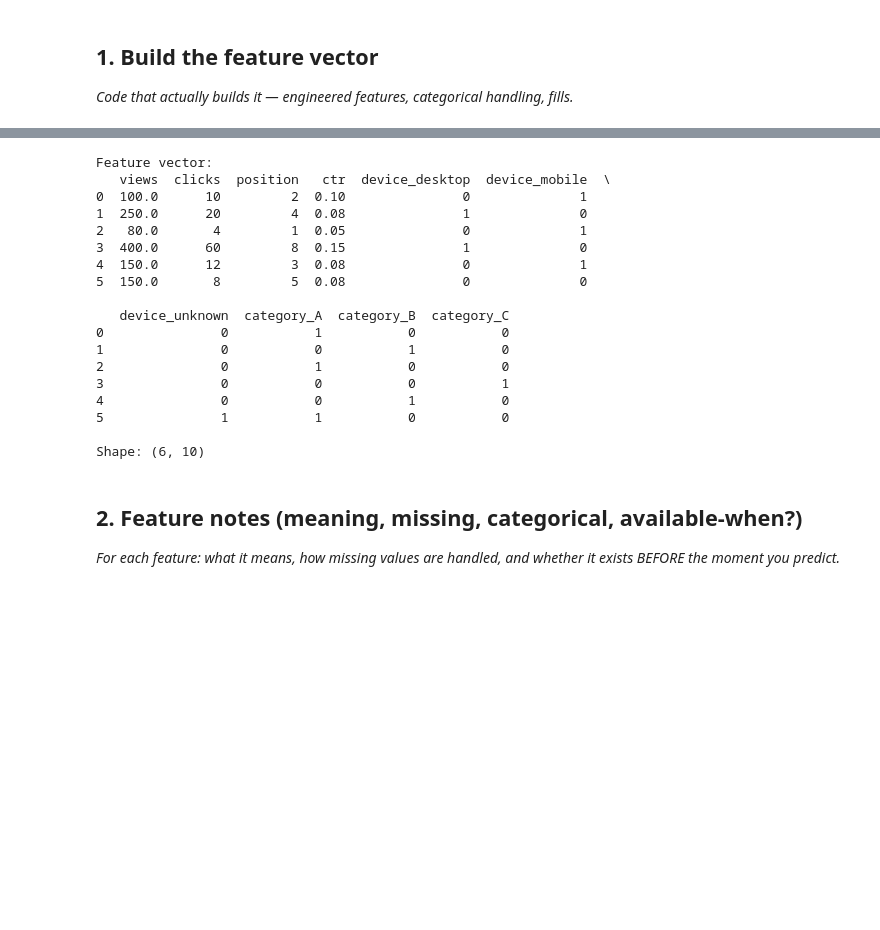
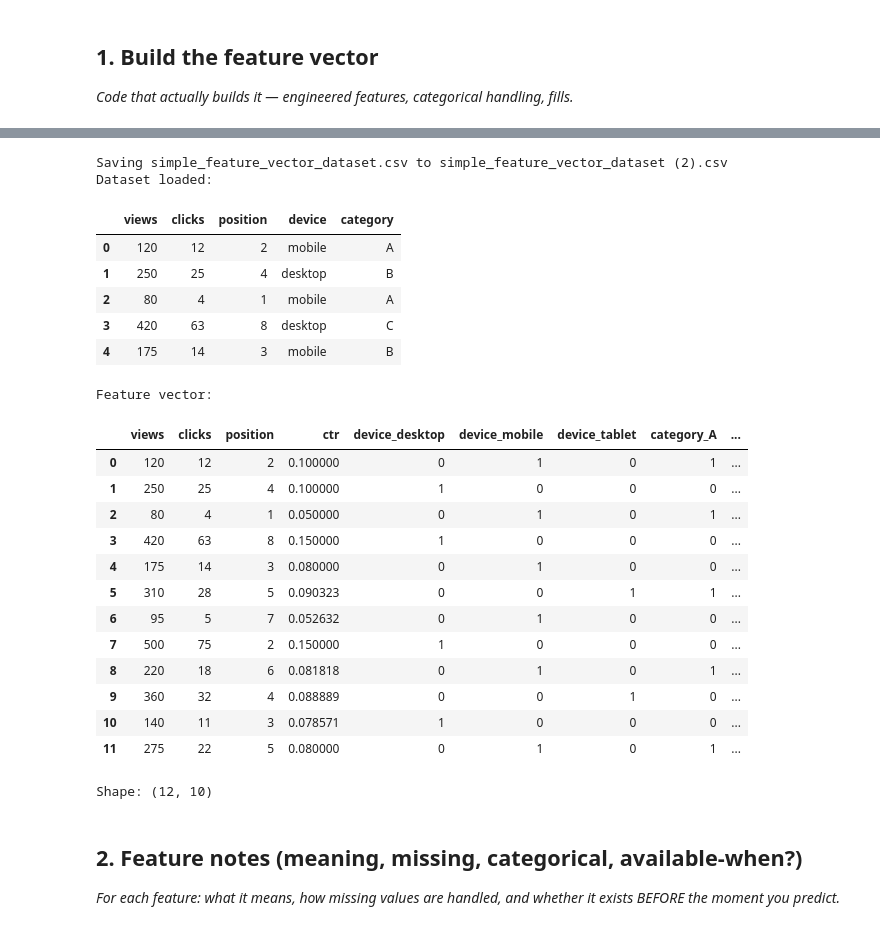
Before and after one commit to ganeshmpsmg/flyrank-ml-internship, a Jupyter notebook: w03_feature_leakage_check.ipynb, the cells around one changed output, grey strips where cells are left out. Drawn from its saved outputs; the diff is of its cells as text; code cells hidden in the pictures; blank space fills up the shorter version.

```diff
--- a/w03_feature_leakage_check.ipynb
+++ b/w03_feature_leakage_check.ipynb
@@ -11,8 +11,21 @@ This skeleton is yours to fill. Work the sections **in order** — each one has
 
 *Code that actually builds it — engineered features, categorical handling, fills.*
 # %%
+from google.colab import files
 import pandas as pd
 import numpy as np
+
+# Upload CSV
+uploaded = files.upload()
+
+# Get the uploaded filename automatically
+filename = next(iter(uploaded))
+
+# Load dataset into df
+df = pd.read_csv(filename)
+
+print("Dataset loaded:")
+display(df.head())
 
 # 1. Numerical feature engineering
 df["ctr"] = df["clicks"] / df["views"].replace(0, np.nan)
@@ -33,7 +46,7 @@ X = pd.get_dummies(
 )
 
 print("Feature vector:")
-print(X)
+display(X)
 
 print("\nShape:", X.shape)
 # %% [output]
@@ -40,21 +54,26 @@ print("\nShape:", X.shape)
-Feature vector:
-   views  clicks  position   ctr  device_desktop  device_mobile  \
-0  100.0      10         2  0.10               0              1
-1  250.0      20         4  0.08               1              0
-2   80.0       4         1  0.05               0              1
-3  400.0      60         8  0.15               1              0
-4  150.0      12         3  0.08               0              1
-5  150.0       8         5  0.08               0              0
-
-   device_unknown  category_A  category_B  category_C
-0               0           1           0           0
-1               0           0           1           0
-2               0           1           0           0
-3               0           0           0           1
-4               0           0           1           0
-5               1           1           0           0
-
-Shape: (6, 10)
+Saving simple_feature_vector_dataset.csv to simple_feature_vector_dataset (2).csv
+Dataset loaded:
+|  | views | clicks | position | device | category |
+| 0 | 120 | 12 | 2 | mobile | A |
+| 1 | 250 | 25 | 4 | desktop | B |
+| 2 | 80 | 4 | 1 | mobile | A |
+| 3 | 420 | 63 | 8 | desktop | C |
+| 4 | 175 | 14 | 3 | mobile | B |
+Feature vector:
+|  | views | clicks | position | ctr | device_desktop | device_mobile | device_tablet | category_A | ... |
+| 0 | 120 | 12 | 2 | 0.100000 | 0 | 1 | 0 | 1 | ... |
+| 1 | 250 | 25 | 4 | 0.100000 | 1 | 0 | 0 | 0 | ... |
+| 2 | 80 | 4 | 1 | 0.050000 | 0 | 1 | 0 | 1 | ... |
+| 3 | 420 | 63 | 8 | 0.150000 | 1 | 0 | 0 | 0 | ... |
+| 4 | 175 | 14 | 3 | 0.080000 | 0 | 1 | 0 | 0 | ... |
+| 5 | 310 | 28 | 5 | 0.090323 | 0 | 0 | 1 | 1 | ... |
+| 6 | 95 | 5 | 7 | 0.052632 | 0 | 1 | 0 | 0 | ... |
+| 7 | 500 | 75 | 2 | 0.150000 | 1 | 0 | 0 | 0 | ... |
+| 8 | 220 | 18 | 6 | 0.081818 | 0 | 1 | 0 | 1 | ... |
+| 9 | 360 | 32 | 4 | 0.088889 | 0 | 0 | 1 | 0 | ... |
+| 10 | 140 | 11 | 3 | 0.078571 | 1 | 0 | 0 | 0 | ... |
+| 11 | 275 | 22 | 5 | 0.080000 | 0 | 1 | 0 | 1 | ... |
+Shape: (12, 10)
 # %% [markdown]
 ## 2. Feature notes (meaning, missing, categorical, available-when?)
 
```
Also changed, not shown: parts of 1 cell of this notebook.
